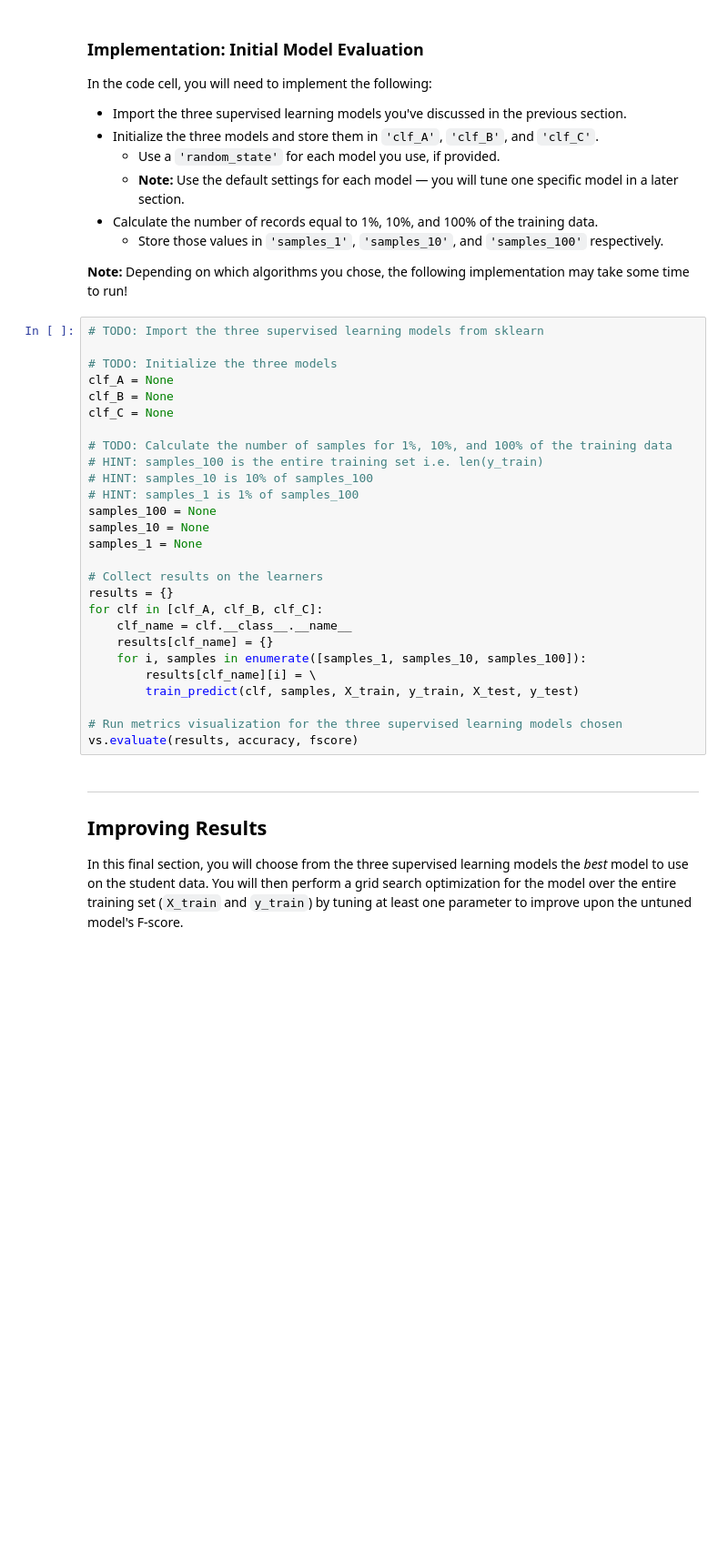
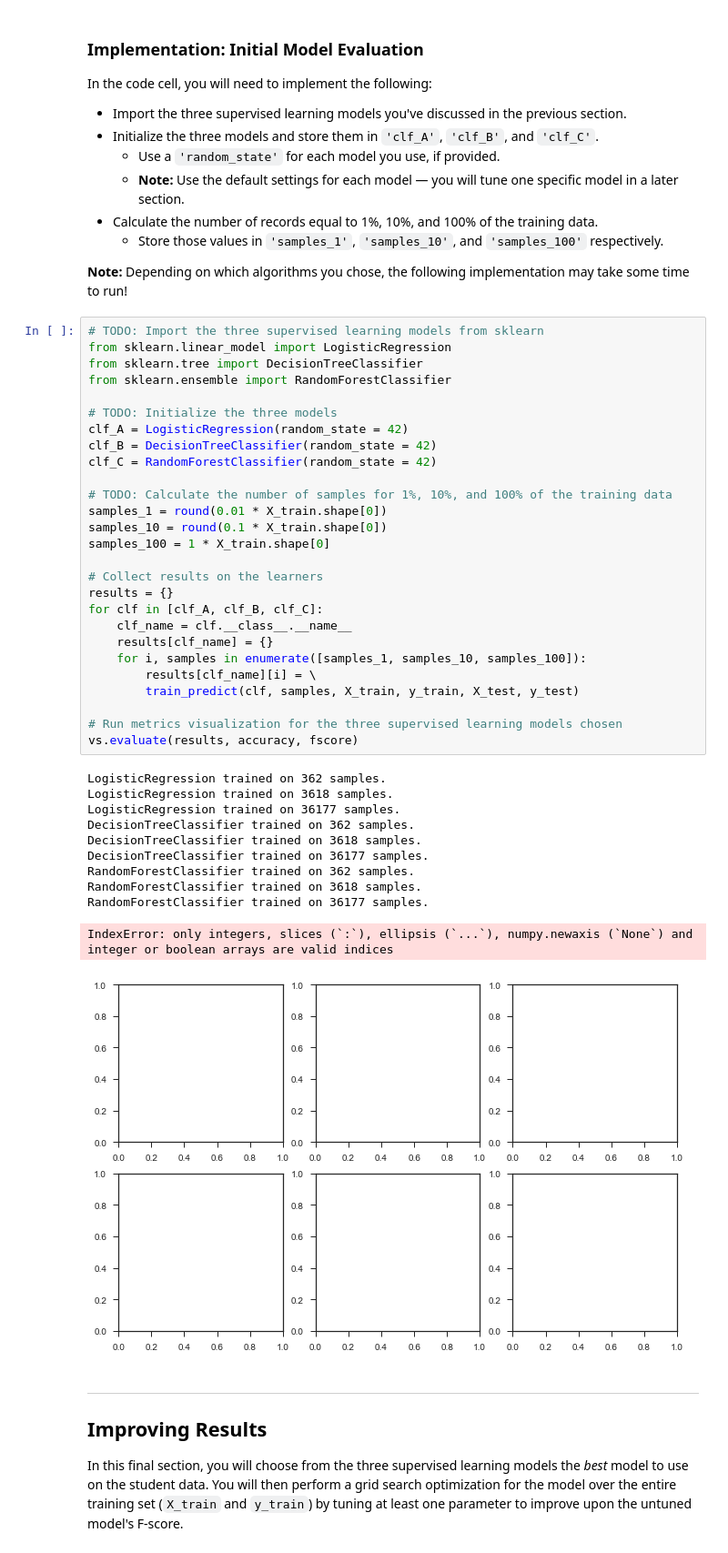
Before and after one commit to tsudhahar/mlnd_connect, a Jupyter notebook: finding_donors/finding_donors.ipynb, the cells around one changed output. Shown at 91% size. Saved outputs shown, nothing was run; the diff lists cells and outputs as text; blank space fills up the shorter version.

```diff
--- a/finding_donors/finding_donors.ipynb
+++ b/finding_donors/finding_donors.ipynb
@@ -590,31 +591,43 @@ In the code cell, you will need to implement the following:
 **Note:** Depending on which algorithms you chose, the following implementation may take some time to run!
 # %%
 # TODO: Import the three supervised learning models from sklearn
+from sklearn.linear_model import LogisticRegression
+from sklearn.tree import DecisionTreeClassifier
+from sklearn.ensemble import RandomForestClassifier
 
 # TODO: Initialize the three models
-clf_A = None
-clf_B = None
-clf_C = None
+clf_A = LogisticRegression(random_state = 42)
+clf_B = DecisionTreeClassifier(random_state = 42)
+clf_C = RandomForestClassifier(random_state = 42)
 
 # TODO: Calculate the number of samples for 1%, 10%, and 100% of the training data
-# HINT: samples_100 is the entire training set i.e. len(y_train)
-# HINT: samples_10 is 10% of samples_100
-# HINT: samples_1 is 1% of samples_100
-samples_100 = None
-samples_10 = None
-samples_1 = None
+samples_1 = round(0.01 * X_train.shape[0])
+samples_10 = round(0.1 * X_train.shape[0])
+samples_100 = 1 * X_train.shape[0]
 
 # Collect results on the learners
 results = {}
 for clf in [clf_A, clf_B, clf_C]:
     clf_name = clf.__class__.__name__
     results[clf_name] = {}
     for i, samples in enumerate([samples_1, samples_10, samples_100]):
         results[clf_name][i] = \
         train_predict(clf, samples, X_train, y_train, X_test, y_test)
 
 # Run metrics visualization for the three supervised learning models chosen
 vs.evaluate(results, accuracy, fscore)
+# %% [output]
+LogisticRegression trained on 362 samples.
+LogisticRegression trained on 3618 samples.
+LogisticRegression trained on 36177 samples.
+DecisionTreeClassifier trained on 362 samples.
+DecisionTreeClassifier trained on 3618 samples.
+DecisionTreeClassifier trained on 36177 samples.
+RandomForestClassifier trained on 362 samples.
+RandomForestClassifier trained on 3618 samples.
+RandomForestClassifier trained on 36177 samples.
+IndexError: only integers, slices (`:`), ellipsis (`...`), numpy.newaxis (`None`) and integer or boolean arrays are valid indices
+[figure, added]
 # %% [markdown]
 ----
 ## Improving Results
```
Also changed, not shown: parts of 2 cells of this notebook, 1 other file.
